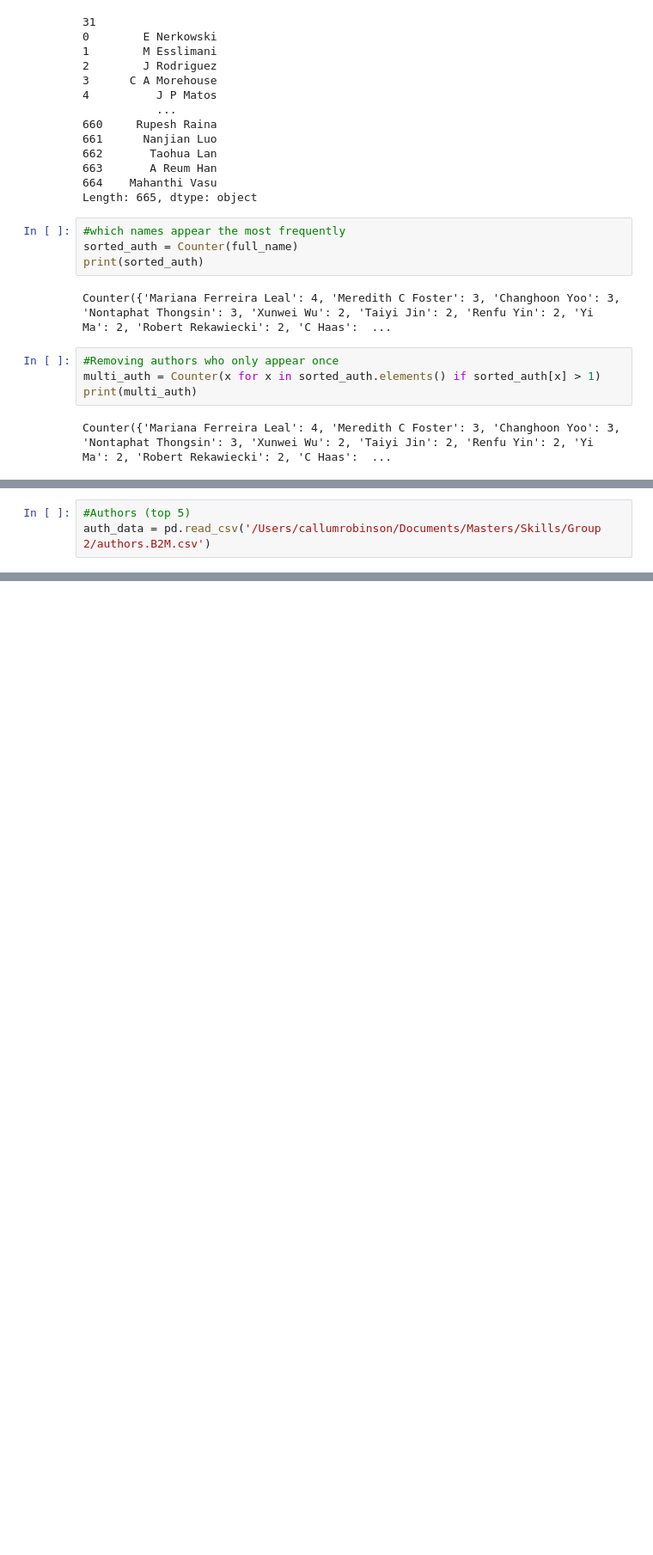
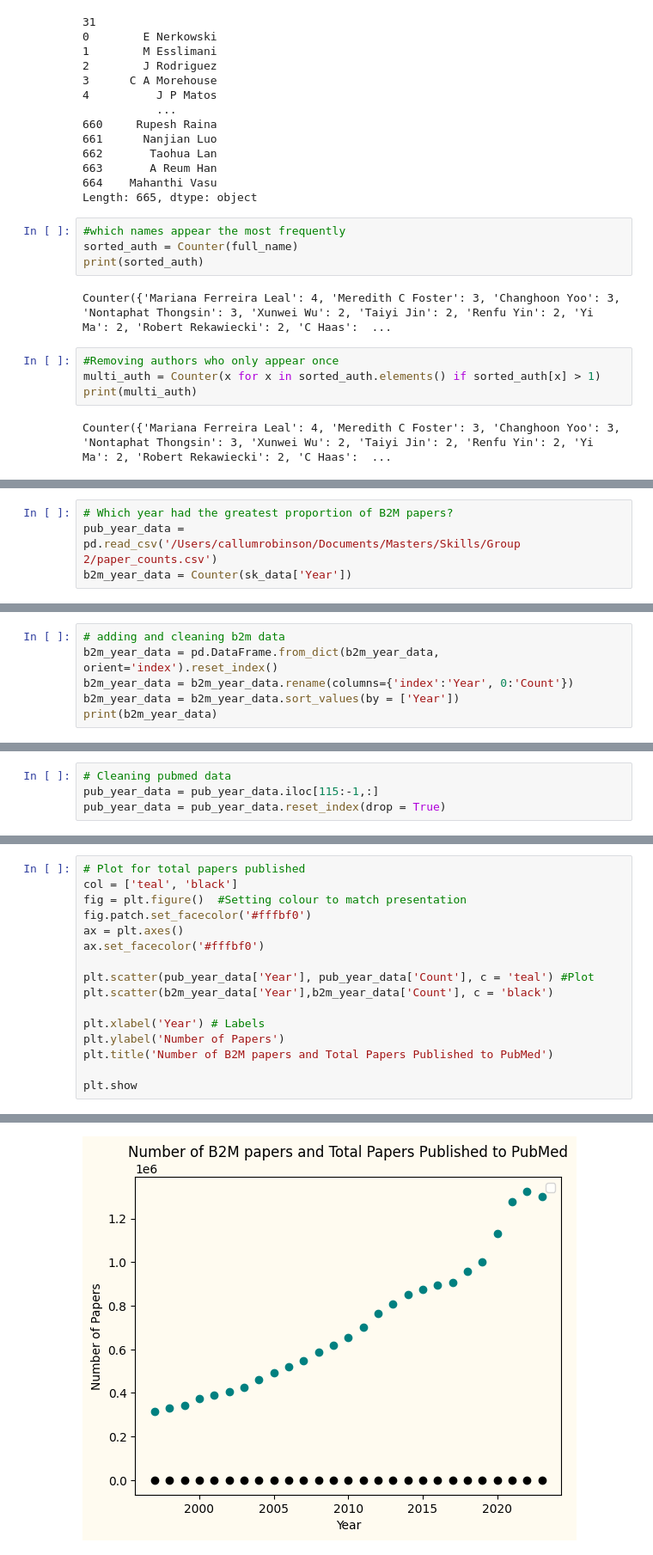
Before and after one commit to CMR01/Skills-Assessment-2, a Jupyter notebook: Skills_2.ipynb, the cells around one changed output, grey strips where cells are left out. Shown at 86% size. Cells and saved outputs as stored; diff of their text form; blank space fills up the shorter version.

```diff
--- a/Skills_2.ipynb
+++ b/Skills_2.ipynb
@@ -81,3 +90,4 @@ plt.show
 # %%
-#Authors (top 5)
-auth_data = pd.read_csv('/Users/callumrobinson/Documents/Masters/Skills/Group 2/authors.B2M.csv')
+# Which year had the greatest proportion of B2M papers?
+pub_year_data = pd.read_csv('/Users/callumrobinson/Documents/Masters/Skills/Group 2/paper_counts.csv')
+b2m_year_data = Counter(sk_data['Year'])
@@ -83,0 +111,6 @@ auth_data = pd.read_csv('/Users/callumrobinson/Documents/Masters/Skills/Group 2/
+# %%
+# adding and cleaning b2m data
+b2m_year_data = pd.DataFrame.from_dict(b2m_year_data, orient='index').reset_index()
+b2m_year_data = b2m_year_data.rename(columns={'index':'Year', 0:'Count'})
+b2m_year_data = b2m_year_data.sort_values(by = ['Year'])
+print(b2m_year_data)
@@ -83,0 +135,4 @@ auth_data = pd.read_csv('/Users/callumrobinson/Documents/Masters/Skills/Group 2/
+# %%
+# Cleaning pubmed data
+pub_year_data = pub_year_data.iloc[115:-1,:]
+pub_year_data = pub_year_data.reset_index(drop = True)
@@ -83,0 +159,17 @@ auth_data = pd.read_csv('/Users/callumrobinson/Documents/Masters/Skills/Group 2/
+# %%
+# Plot for total papers published
+col = ['teal', 'black']
+fig = plt.figure()  #Setting colour to match presentation
+fig.patch.set_facecolor('#fffbf0')
+ax = plt.axes()
+ax.set_facecolor('#fffbf0')
+
+plt.scatter(pub_year_data['Year'], pub_year_data['Count'], c = 'teal') #Plot
+plt.scatter(b2m_year_data['Year'],b2m_year_data['Count'], c = 'black')
+
+plt.xlabel('Year') # Labels
+plt.ylabel('Number of Papers')
+plt.title('Number of B2M papers and Total Papers Published to PubMed')
+
+plt.show
+# %% [output]
@@ -83,0 +178 @@ auth_data = pd.read_csv('/Users/callumrobinson/Documents/Masters/Skills/Group 2/
+[figure, added]
```
Also changed, not shown: parts of 8 cells of this notebook.
